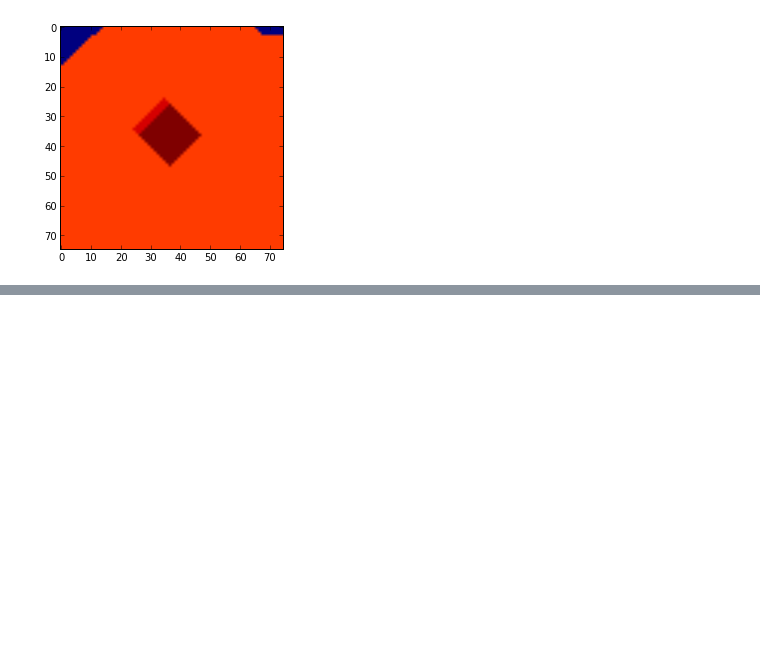
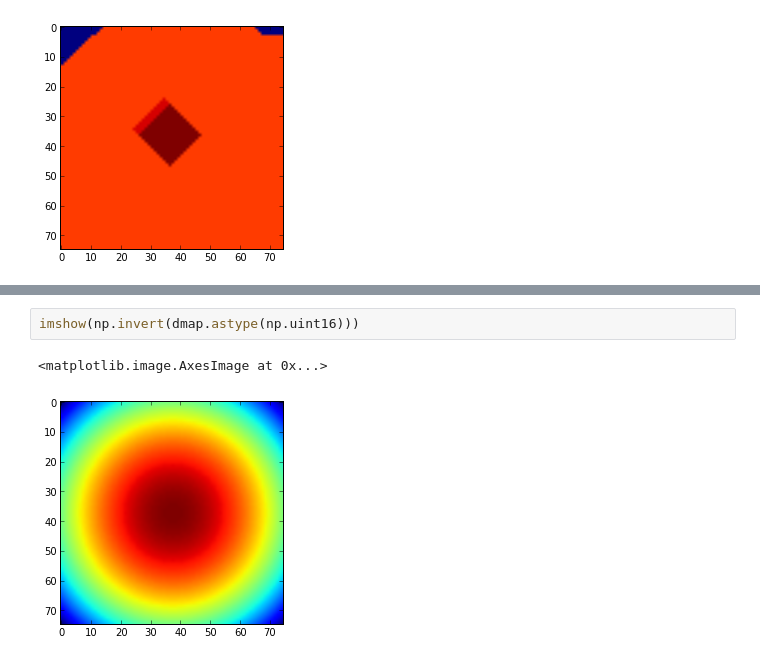
Before and after one commit to VCG/em-quality-metric, a Jupyter notebook: Code/create_merge_splits.ipynb, the cells around one changed output, grey strips where cells are left out. Saved outputs shown, nothing was run; the diff lists cells and outputs as text; blank space fills up the shorter version.

```diff
--- a/Code/create_merge_splits.ipynb
+++ b/Code/create_merge_splits.ipynb
@@ -163,0 +188,5 @@ imshow(p2)
+# %%
+imshow(np.invert(dmap.astype(np.uint16)))
+# %% [output]
+<matplotlib.image.AxesImage at 0x...>
+[figure, added]
```
Also changed, not shown: parts of 33 cells of this notebook, 51 other files.
